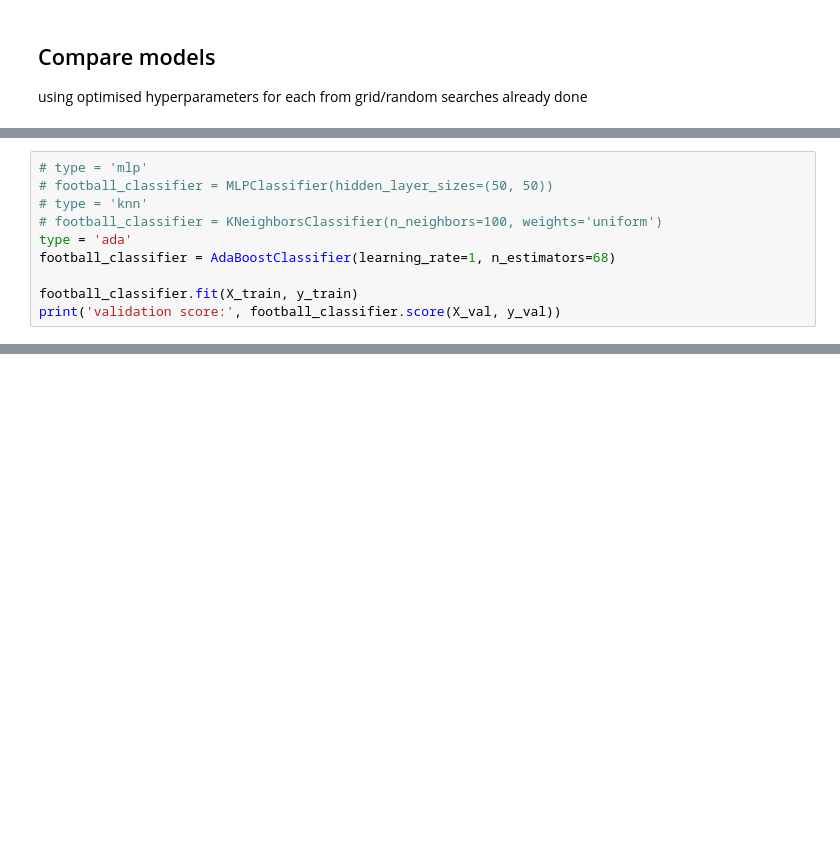
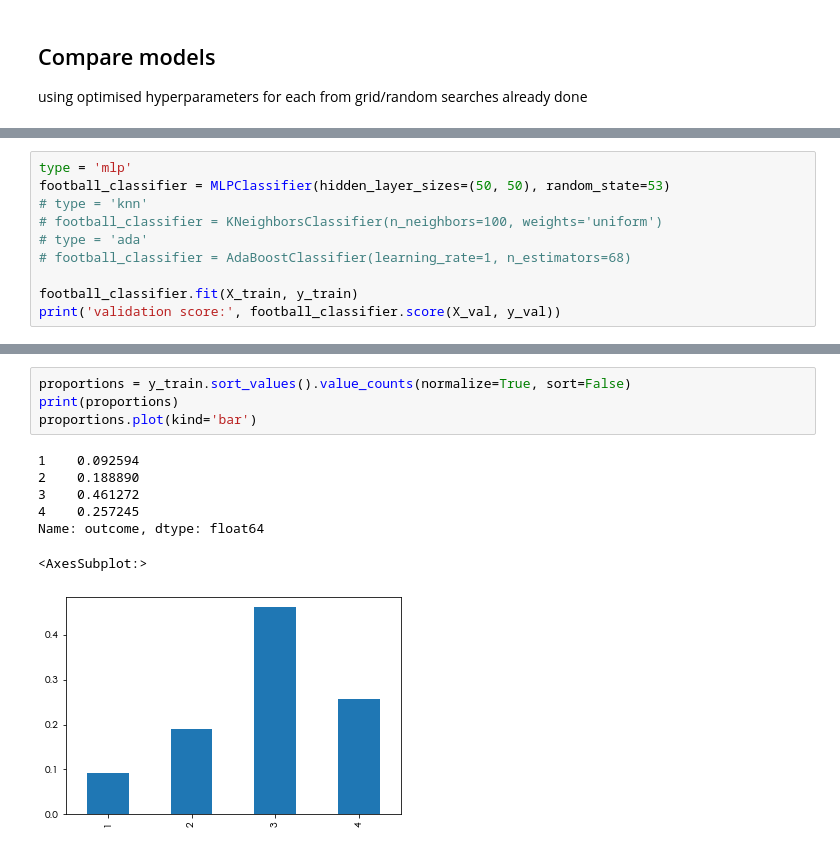
Before and after one commit to jonfrank/football-predictor, a Jupyter notebook: model_explained.ipynb, the cells around one changed output, grey strips where cells are left out. Saved outputs shown, nothing was run; the diff lists cells and outputs as text; blank space fills up the shorter version.

```diff
--- a/model_explained.ipynb
+++ b/model_explained.ipynb
@@ -492,10 +494,10 @@ test: 0.6962470680218921, train: 0.6940209157992474
 # %%
-# type = 'mlp'
-# football_classifier = MLPClassifier(hidden_layer_sizes=(50, 50))
+type = 'mlp'
+football_classifier = MLPClassifier(hidden_layer_sizes=(50, 50), random_state=53)
 # type = 'knn'
 # football_classifier = KNeighborsClassifier(n_neighbors=100, weights='uniform')
-type = 'ada'
-football_classifier = AdaBoostClassifier(learning_rate=1, n_estimators=68)
+# type = 'ada'
+# football_classifier = AdaBoostClassifier(learning_rate=1, n_estimators=68)
 
 football_classifier.fit(X_train, y_train)
 print('validation score:', football_classifier.score(X_val, y_val))
@@ -524,0 +522,12 @@ pd.concat([predicted, actual], axis=1, keys=['predicted','actual']).plot(kind='b
+# %%
+proportions = y_train.sort_values().value_counts(normalize=True, sort=False)
+print(proportions)
+proportions.plot(kind='bar')
+# %% [output]
+1    0.092594
+2    0.188890
+3    0.461272
+4    0.257245
+Name: outcome, dtype: float64
+<AxesSubplot:>
+[figure, added]
```
Also changed, not shown: parts of 9 cells of this notebook, 8 other files.
